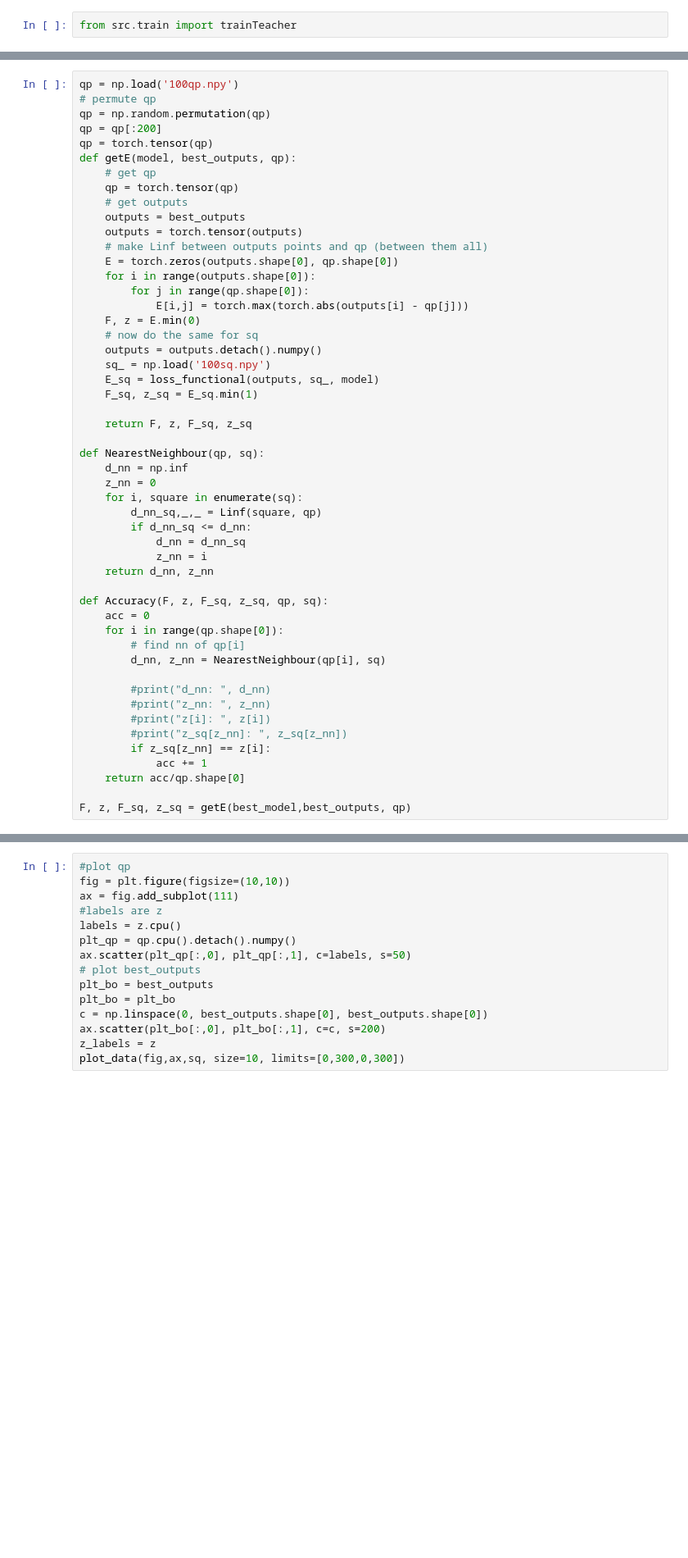
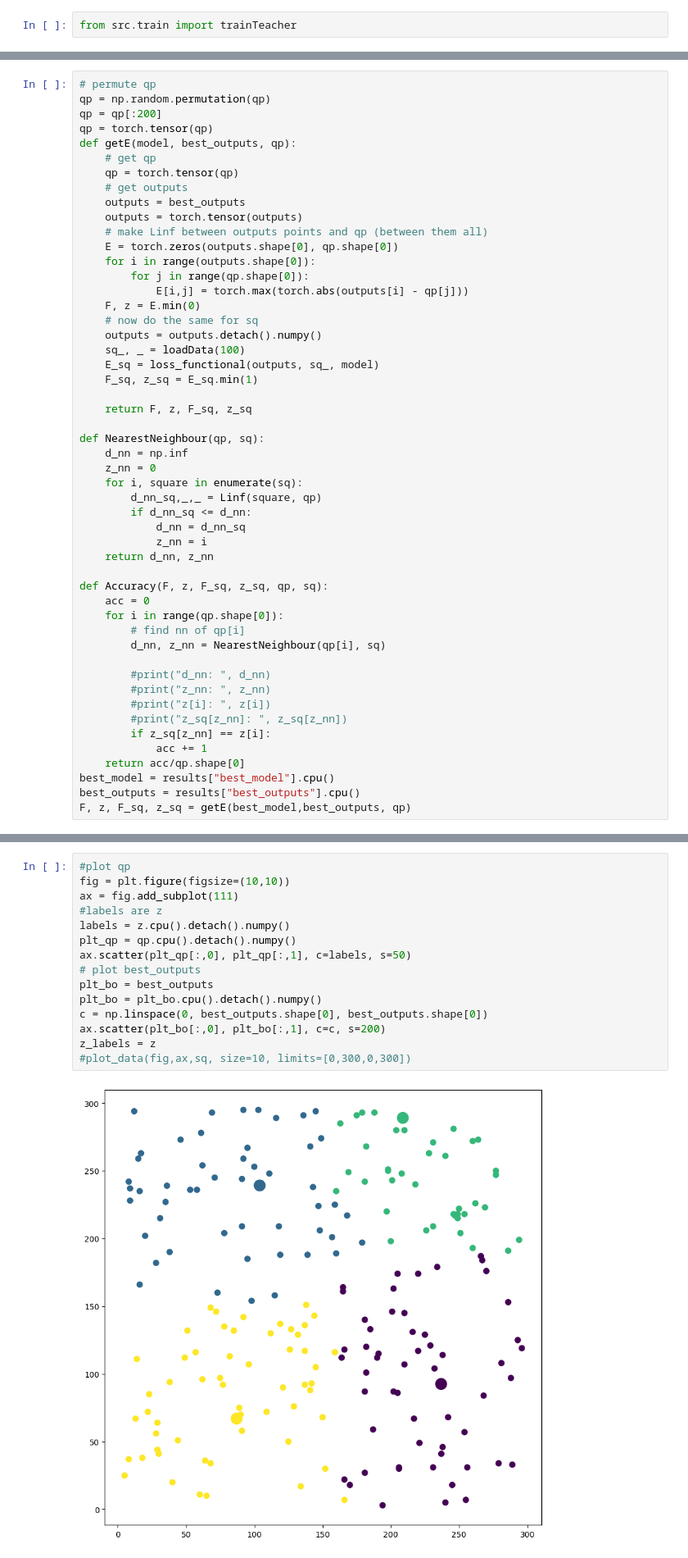
Before and after one commit to PRigas96/GeoCluster, a Jupyter notebook: kmeans.ipynb, the cells around one changed output, grey strips where cells are left out. Shown at 82% size. Cells and saved outputs as stored; diff of their text form; blank space fills up the shorter version.

```diff
--- a/kmeans.ipynb
+++ b/kmeans.ipynb
@@ -167,5 +142,4 @@ vor.parameters().__sizeof__()
 # %%
-qp = np.load('100qp.npy')
 # permute qp
 qp = np.random.permutation(qp)
 qp = qp[:200]
@@ -184,7 +158,7 @@ def getE(model, best_outputs, qp):
     F, z = E.min(0)
     # now do the same for sq
     outputs = outputs.detach().numpy()
-    sq_ = np.load('100sq.npy')
+    sq_, _ = loadData(100)
     E_sq = loss_functional(outputs, sq_, model)
     F_sq, z_sq = E_sq.min(1)
 
@@ -213,5 +187,6 @@ def Accuracy(F, z, F_sq, z_sq, qp, sq):
         if z_sq[z_nn] == z[i]:
             acc += 1
     return acc/qp.shape[0]
-
+best_model = results["best_model"].cpu()
+best_outputs = results["best_outputs"].cpu()
 F, z, F_sq, z_sq = getE(best_model,best_outputs, qp)
@@ -218,15 +196,17 @@ F, z, F_sq, z_sq = getE(best_model,best_outputs, qp)
 # %%
 #plot qp
 fig = plt.figure(figsize=(10,10))
 ax = fig.add_subplot(111)
 #labels are z
-labels = z.cpu()
+labels = z.cpu().detach().numpy()
 plt_qp = qp.cpu().detach().numpy()
 ax.scatter(plt_qp[:,0], plt_qp[:,1], c=labels, s=50)
 # plot best_outputs
 plt_bo = best_outputs
-plt_bo = plt_bo
+plt_bo = plt_bo.cpu().detach().numpy()
 c = np.linspace(0, best_outputs.shape[0], best_outputs.shape[0])
 ax.scatter(plt_bo[:,0], plt_bo[:,1], c=c, s=200)
 z_labels = z
-plot_data(fig,ax,sq, size=10, limits=[0,300,0,300])
+#plot_data(fig,ax,sq, size=10, limits=[0,300,0,300])
+# %% [output]
+[figure, added]
```
Also changed, not shown: parts of 43 cells of this notebook, 1 other file.
